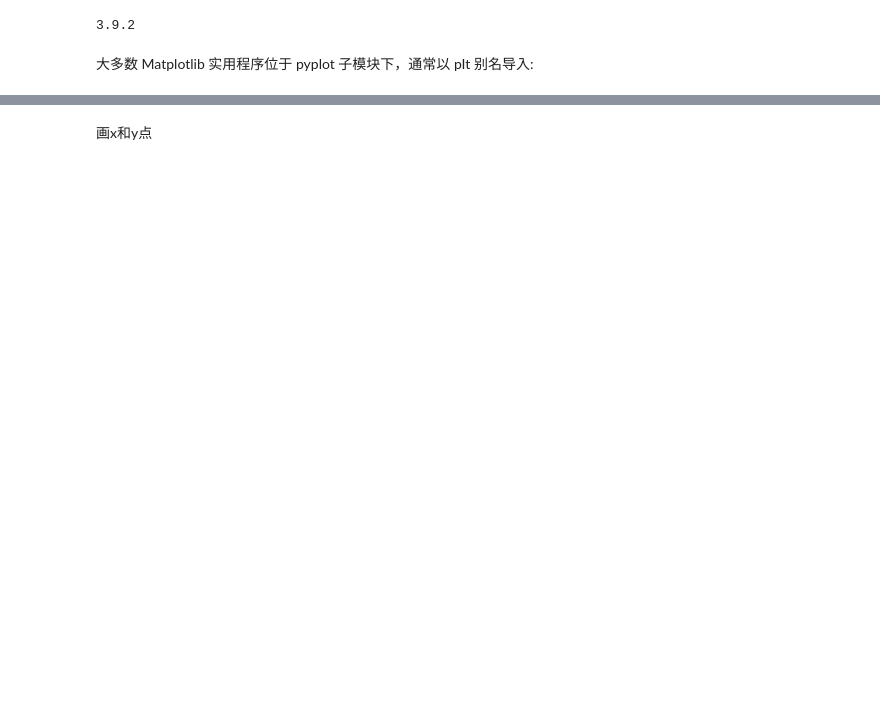
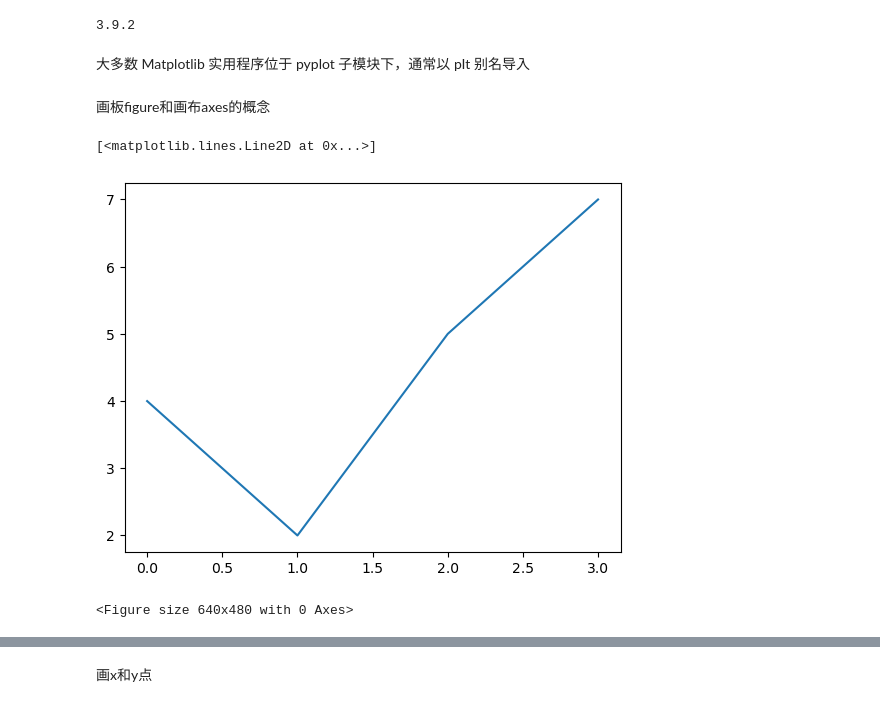
Before and after one commit to liangmeijia/python-learning, a Jupyter notebook: matplotlib/01.matplotlib入门.ipynb, the cells around one changed output, grey strips where cells are left out. Cells and saved outputs as stored; diff of their text form; code cells hidden in the pictures; blank space fills up the shorter version.

```diff
--- a/matplotlib/01.matplotlib入门.ipynb
+++ b/matplotlib/01.matplotlib入门.ipynb
@@ -4,7 +8,20 @@ print(matplotlib.__version__)
 # %% [output]
 3.9.2
 # %% [markdown]
-大多数 Matplotlib 实用程序位于 pyplot 子模块下，通常以 pIt 别名导入:
+大多数 Matplotlib 实用程序位于 pyplot 子模块下，通常以 pIt 别名导入
 # %%
 import matplotlib.pyplot as plt
 import numpy as np
+# %% [markdown]
+画板figure和画布axes的概念
+# %%
+figure,axes = plt.subplots()
+axes.plot([0,1,2,3],[4,2,5,7])
+# %% [output]
+[<matplotlib.lines.Line2D at 0x...>]
+[figure, added]
+# %%
+#创建一个画板
+fig = plt.figure()
+# %% [output]
+<Figure size 640x480 with 0 Axes>
```
Also changed, not shown: parts of 30 cells of this notebook.
